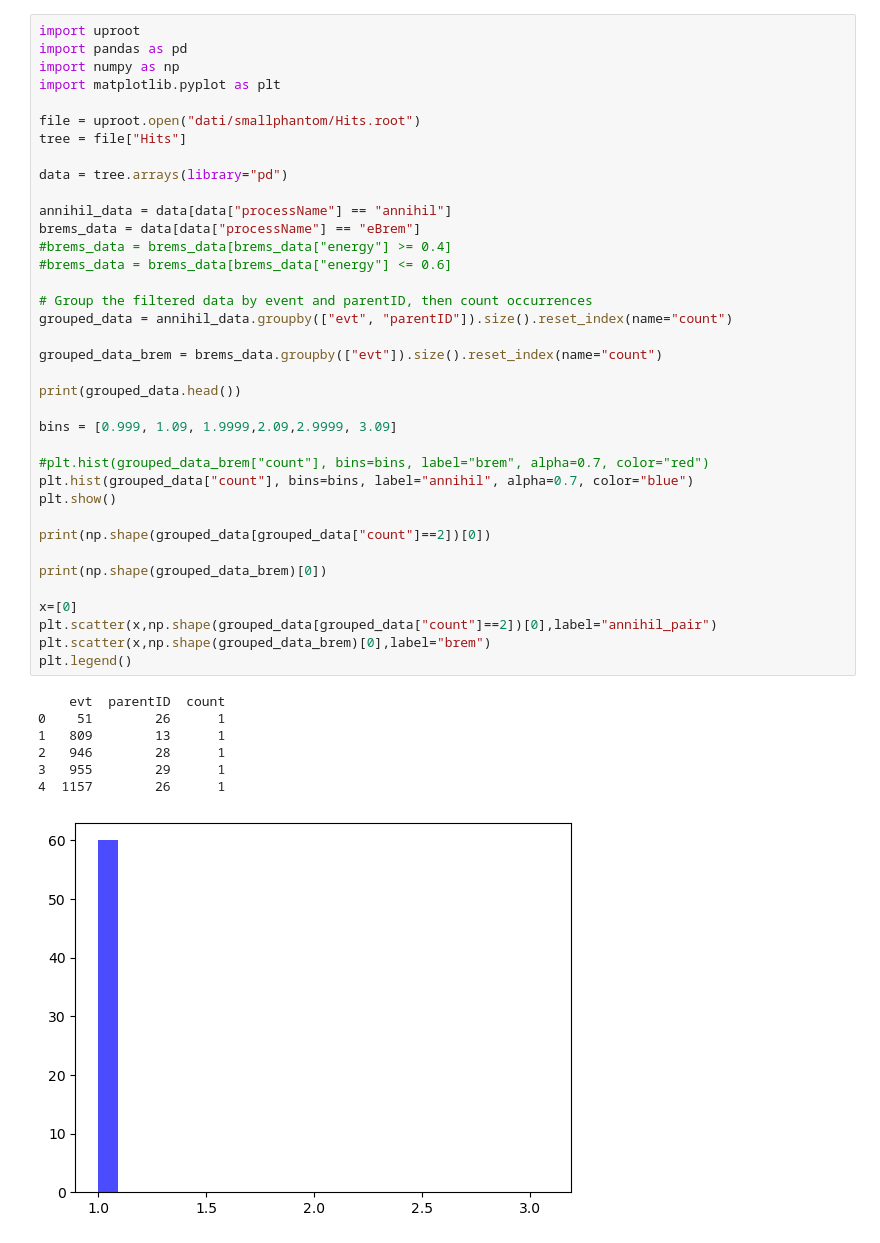
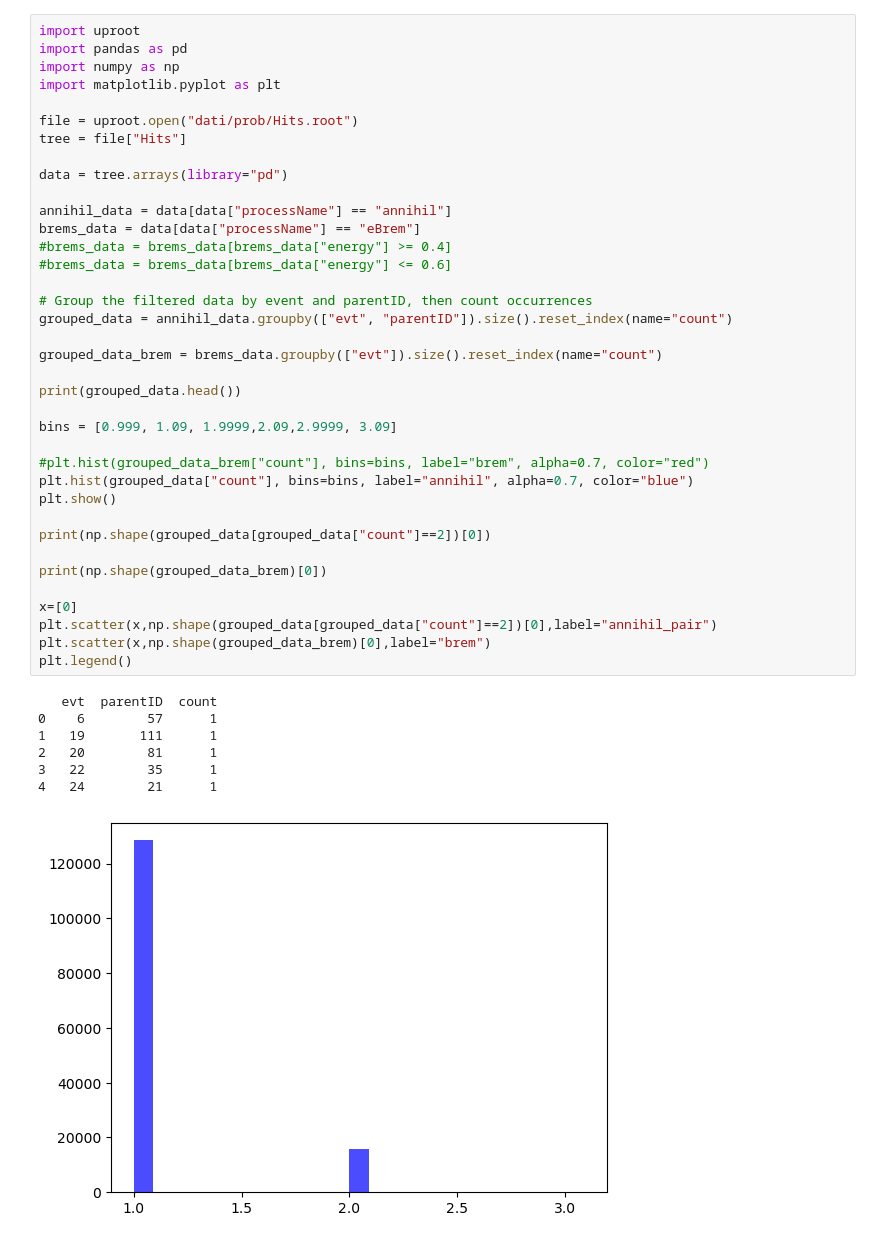
Before and after one commit to francescouni0/Online-Monitoring, a Jupyter notebook: Analysis.ipynb, the cells around one changed output. Cells and saved outputs as stored; diff of their text form.

```diff
--- a/Analysis.ipynb
+++ b/Analysis.ipynb
@@ -162,42 +162,42 @@ import pandas as pd
 import numpy as np
 import matplotlib.pyplot as plt
 
-file = uproot.open("dati/smallphantom/Hits.root")
+file = uproot.open("dati/prob/Hits.root")
 tree = file["Hits"]
 
 data = tree.arrays(library="pd")
 
 annihil_data = data[data["processName"] == "annihil"]
 brems_data = data[data["processName"] == "eBrem"]
 #brems_data = brems_data[brems_data["energy"] >= 0.4]
 #brems_data = brems_data[brems_data["energy"] <= 0.6]
 
 # Group the filtered data by event and parentID, then count occurrences
 grouped_data = annihil_data.groupby(["evt", "parentID"]).size().reset_index(name="count")
 
 grouped_data_brem = brems_data.groupby(["evt"]).size().reset_index(name="count")
 
 print(grouped_data.head())
 
 bins = [0.999, 1.09, 1.9999,2.09,2.9999, 3.09]
 
 #plt.hist(grouped_data_brem["count"], bins=bins, label="brem", alpha=0.7, color="red")
 plt.hist(grouped_data["count"], bins=bins, label="annihil", alpha=0.7, color="blue")
 plt.show()
 
 print(np.shape(grouped_data[grouped_data["count"]==2])[0])
 
 print(np.shape(grouped_data_brem)[0])
 
 x=[0]
 plt.scatter(x,np.shape(grouped_data[grouped_data["count"]==2])[0],label="annihil_pair")
 plt.scatter(x,np.shape(grouped_data_brem)[0],label="brem")
 plt.legend()
 # %% [output]
-    evt  parentID  count
-0    51        26      1
-1   809        13      1
-2   946        28      1
-3   955        29      1
-4  1157        26      1
+   evt  parentID  count
+0    6        57      1
+1   19       111      1
+2   20        81      1
+3   22        35      1
+4   24        21      1
-[figure, old version]
+[figure, new version]
```
Also changed, not shown: parts of 5 cells of this notebook, 3 other files.
